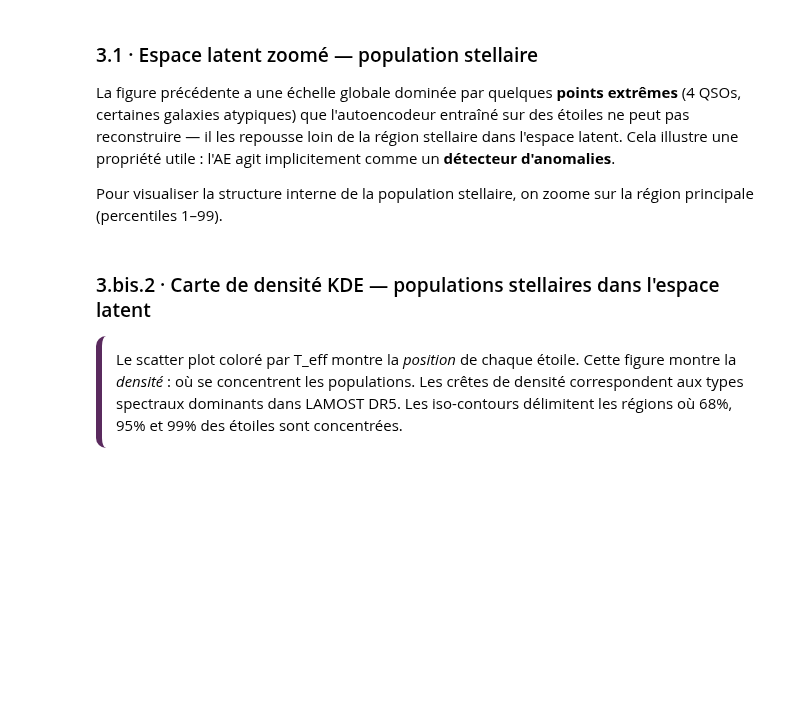
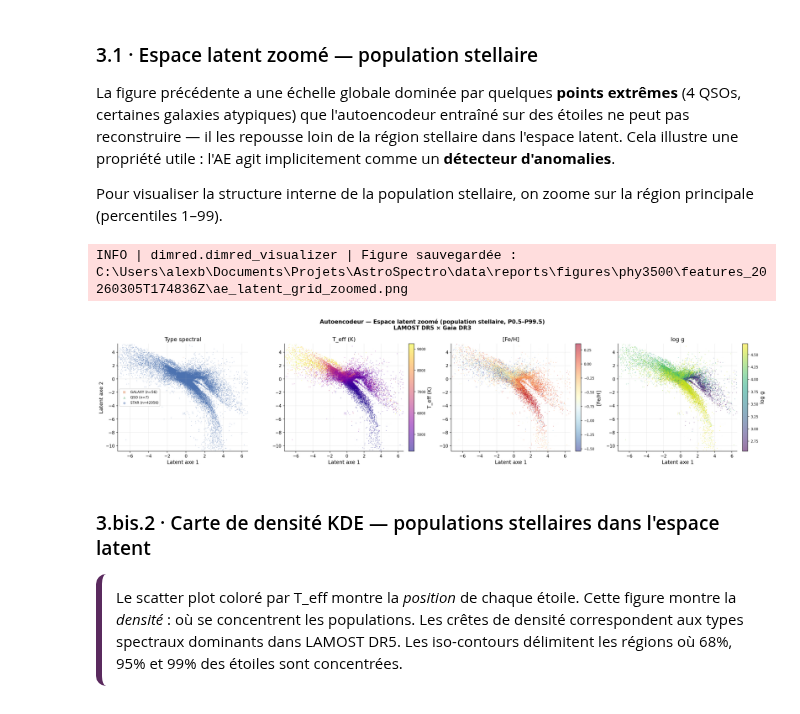
Before and after one commit to PhD-Brown/AstroSpectro, a Jupyter notebook: notebooks/dimred/phy3500_03_autoencoder.ipynb, the cells around one changed output. Cells and saved outputs as stored; diff of their text form; code cells hidden in the pictures; blank space fills up the shorter version.

```diff
--- a/notebooks/dimred/phy3500_03_autoencoder.ipynb
+++ b/notebooks/dimred/phy3500_03_autoencoder.ipynb
@@ -673,3 +567,15 @@ print(f"  Outliers exclus de la fenêtre : {n_outliers} / {len(Z_ae)} "
+# %%
+# ── §3.1 Espace latent zoomé ───────────────────────────────────────────────
+import matplotlib.pyplot as plt
+
+fig, axes = viz.plot_latent_zoomed(
+    Z_ae=Z_ae, y=y, meta=meta,
+    save_path=FIGURES_DIR / 'ae_latent_grid_zoomed.png',
+)
+plt.show()
+# %% [output]
+INFO | dimred.dimred_visualizer | Figure sauvegardée : C:\Users\alexb\Documents\Projets\AstroSpectro\data\reports\figures\phy3500\features_20260305T174836Z\ae_latent_grid_zoomed.png
+[figure, added]
 # %% [markdown]
 ### 3.bis.2 · Carte de densité KDE — populations stellaires dans l'espace latent
 
```
Also changed, not shown: parts of 36 cells of this notebook, 11 other files.
